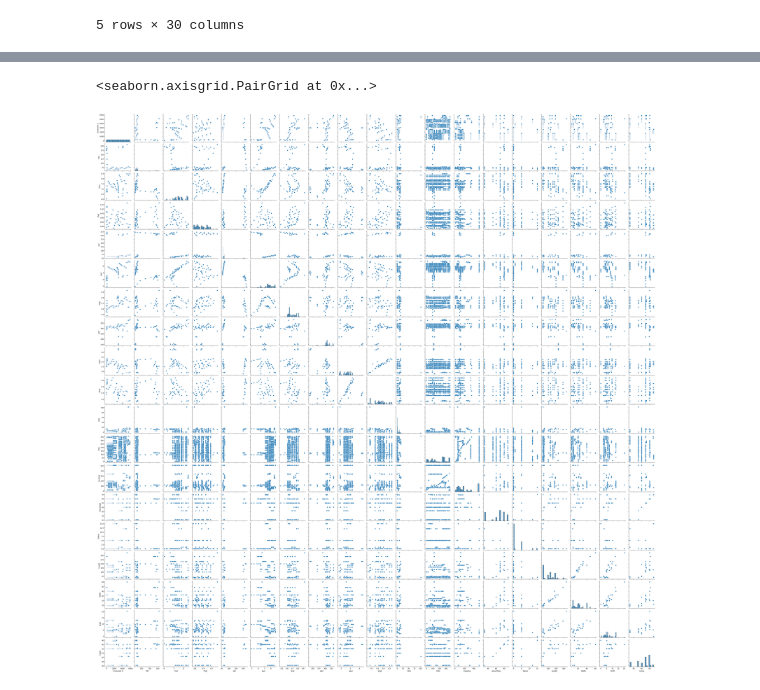
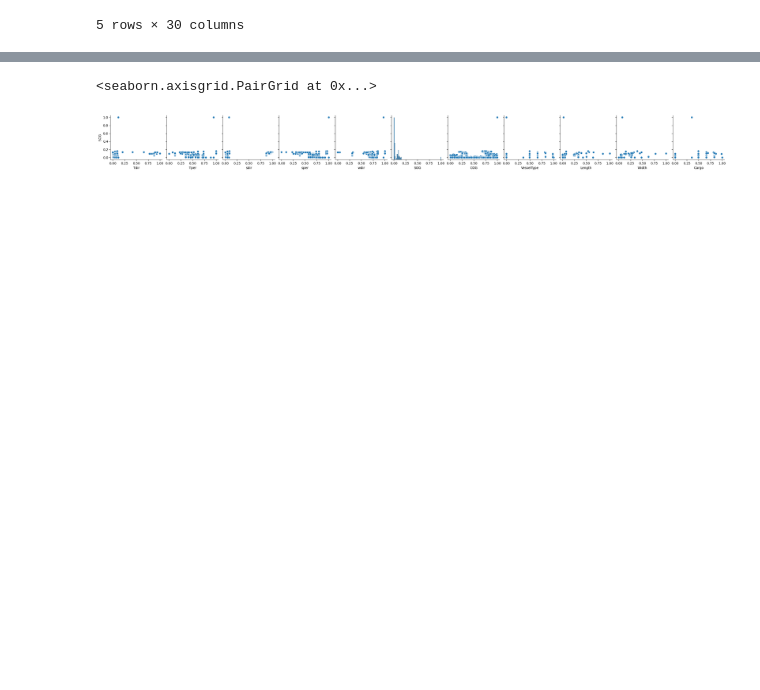
Before and after one commit to Pratit23/Oil-Spill-Prediction-AIS, a Jupyter notebook: Feature_Selection.ipynb, the cells around one changed output, grey strips where cells are left out. Saved outputs shown, nothing was run; the diff lists cells and outputs as text; code cells hidden in the pictures; blank space fills up the shorter version.

```diff
--- a/Feature_Selection.ipynb
+++ b/Feature_Selection.ipynb
@@ -44,0 +68,4 @@ x.corr(method ='pearson')
+# %%
+x = df.drop(["Status", "VesselName", "IMO", "CallSign", "latitude", "longitude", "time", "BaseDateTime", "MMSI", "TransceiverClass", "Exist", "depth", "Draft", "shgt", "Heading", "Thgt", "whgt", "wper", "Unnamed: 0"], axis = 1)
+# %%
+normalized = (x-x.min())/(x.max()-x.min())
@@ -45,8 +88,8 @@ x.corr(method ='pearson')
 # %%
-sns.pairplot(x)
+sns.pairplot(normalized, y_vars=["SOG"])
 # %% [output]
 <seaborn.axisgrid.PairGrid at 0x...>
-[figure, old version]
+[figure, new version]
 # %%
 # using heatmap to find correlation
 plt.figure(figsize=(8,8))
```
Also changed, not shown: parts of 7 cells of this notebook.
